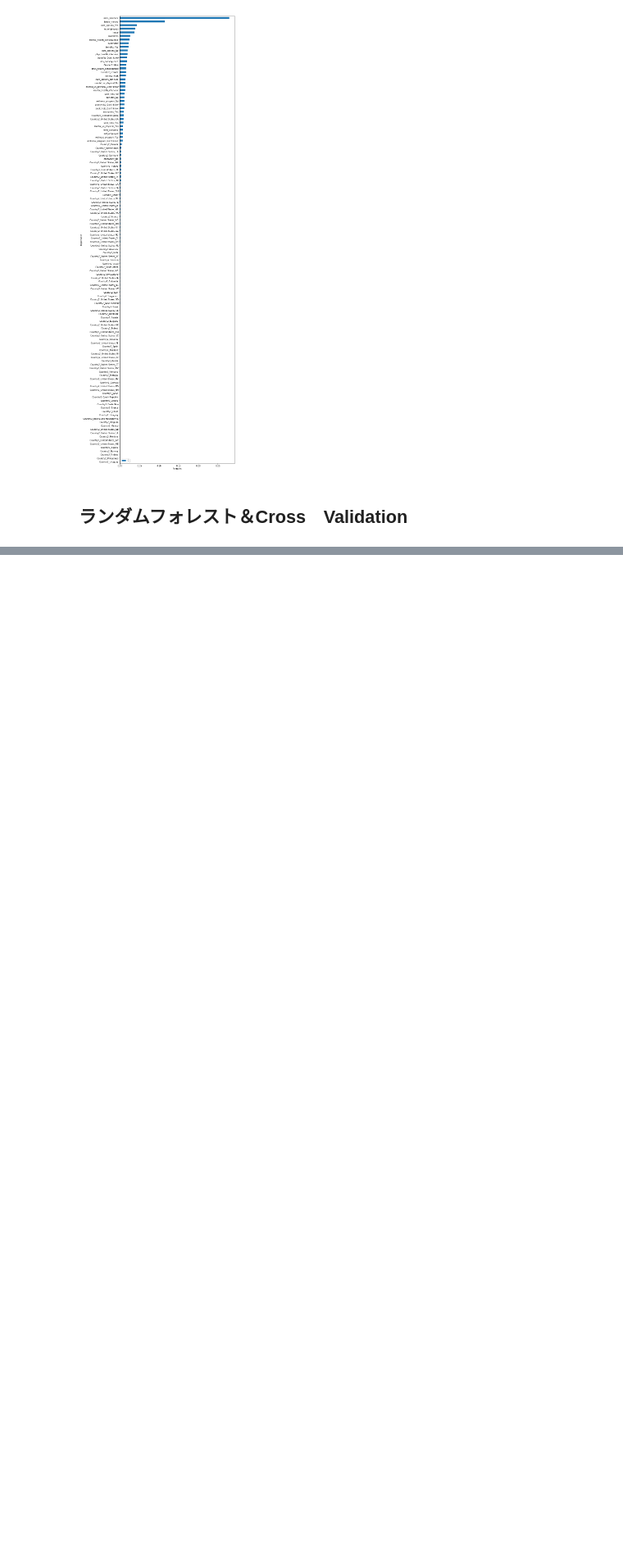
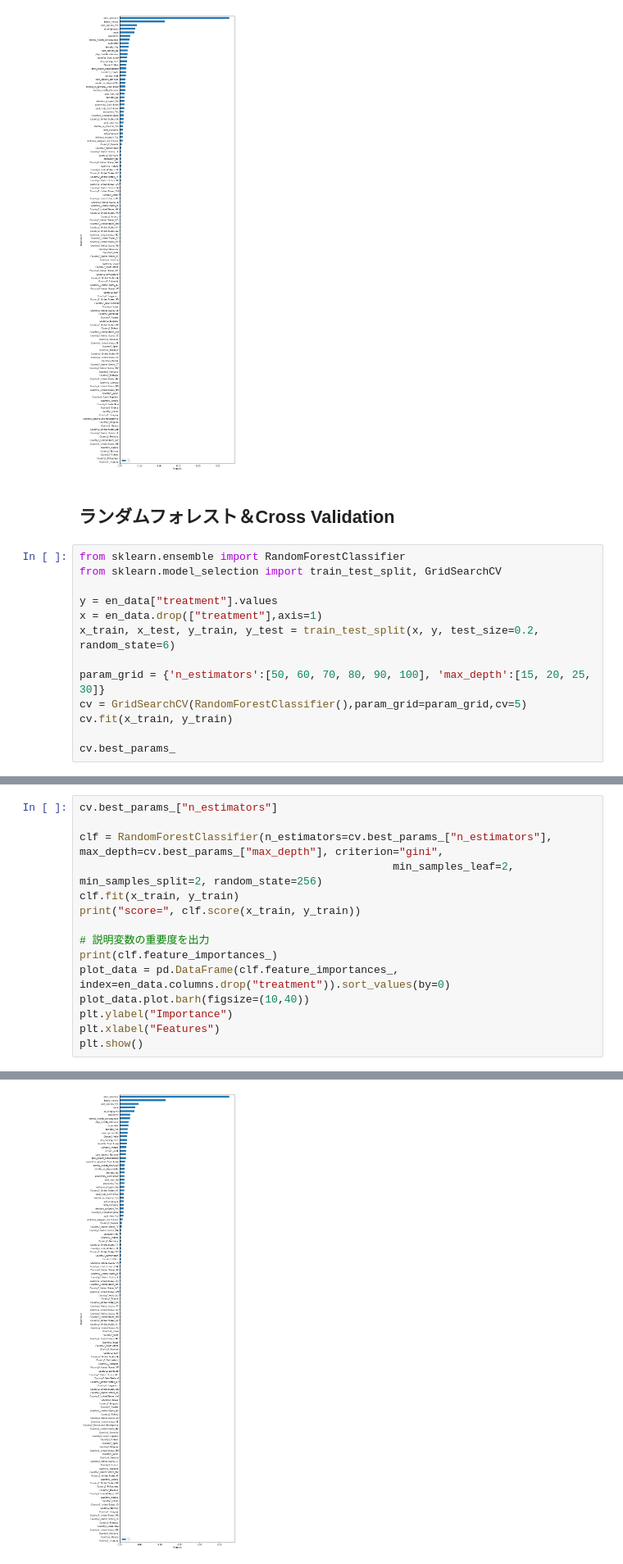
Before and after one commit to SawaHirai/mlTask, a Jupyter notebook: day2/Day2_work_SawaHirai.ipynb, the cells around one changed output, grey strips where cells are left out. Shown at 82% size. Drawn from its saved outputs; the diff is of its cells as text; blank space fills up the shorter version.

```diff
--- a/day2/Day2_work_SawaHirai.ipynb
+++ b/day2/Day2_work_SawaHirai.ipynb
@@ -580,0 +581,13 @@ score= 0.941473259334006
+# %%
+from sklearn.ensemble import RandomForestClassifier
+from sklearn.model_selection import train_test_split, GridSearchCV
+
+y = en_data["treatment"].values
+x = en_data.drop(["treatment"],axis=1)
+x_train, x_test, y_train, y_test = train_test_split(x, y, test_size=0.2, random_state=6)
+
+param_grid = {'n_estimators':[50, 60, 70, 80, 90, 100], 'max_depth':[15, 20, 25, 30]}
+cv = GridSearchCV(RandomForestClassifier(),param_grid=param_grid,cv=5)
+cv.fit(x_train, y_train)
+
+cv.best_params_
@@ -580,0 +596,16 @@ score= 0.941473259334006
+# %%
+cv.best_params_["n_estimators"]
+
+clf = RandomForestClassifier(n_estimators=cv.best_params_["n_estimators"], max_depth=cv.best_params_["max_depth"], criterion="gini",
+                                                 min_samples_leaf=2, min_samples_split=2, random_state=256)
+clf.fit(x_train, y_train)
+print("score=", clf.score(x_train, y_train))
+
+# 説明変数の重要度を出力
+print(clf.feature_importances_)
+plot_data = pd.DataFrame(clf.feature_importances_, index=en_data.columns.drop("treatment")).sort_values(by=0)
+plot_data.plot.barh(figsize=(10,40))
+plt.ylabel("Importance")
+plt.xlabel("Features")
+plt.show()
+# %% [output]
@@ -580,0 +629 @@ score= 0.941473259334006
+[figure, added]
```
Also changed, not shown: parts of 5 cells of this notebook.
